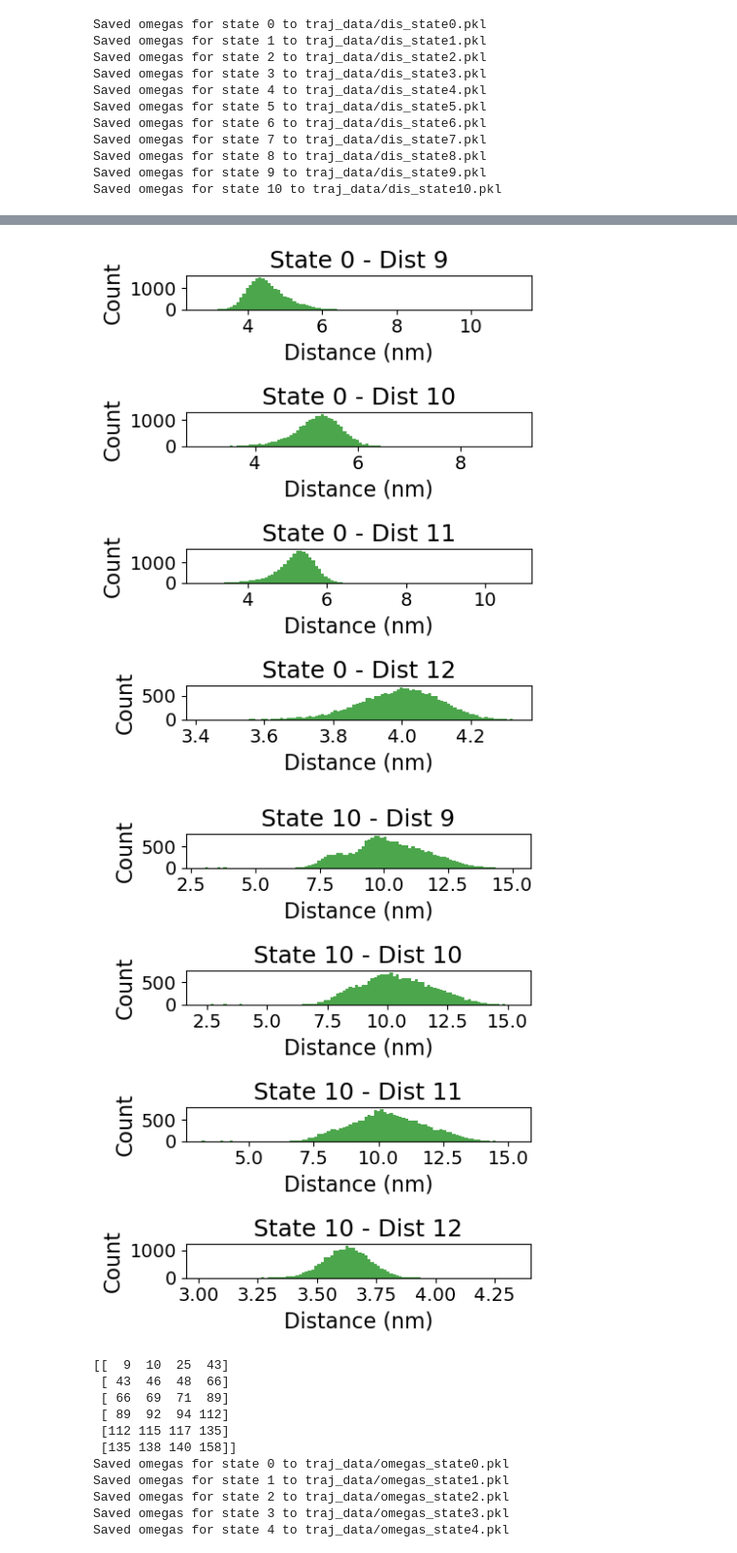
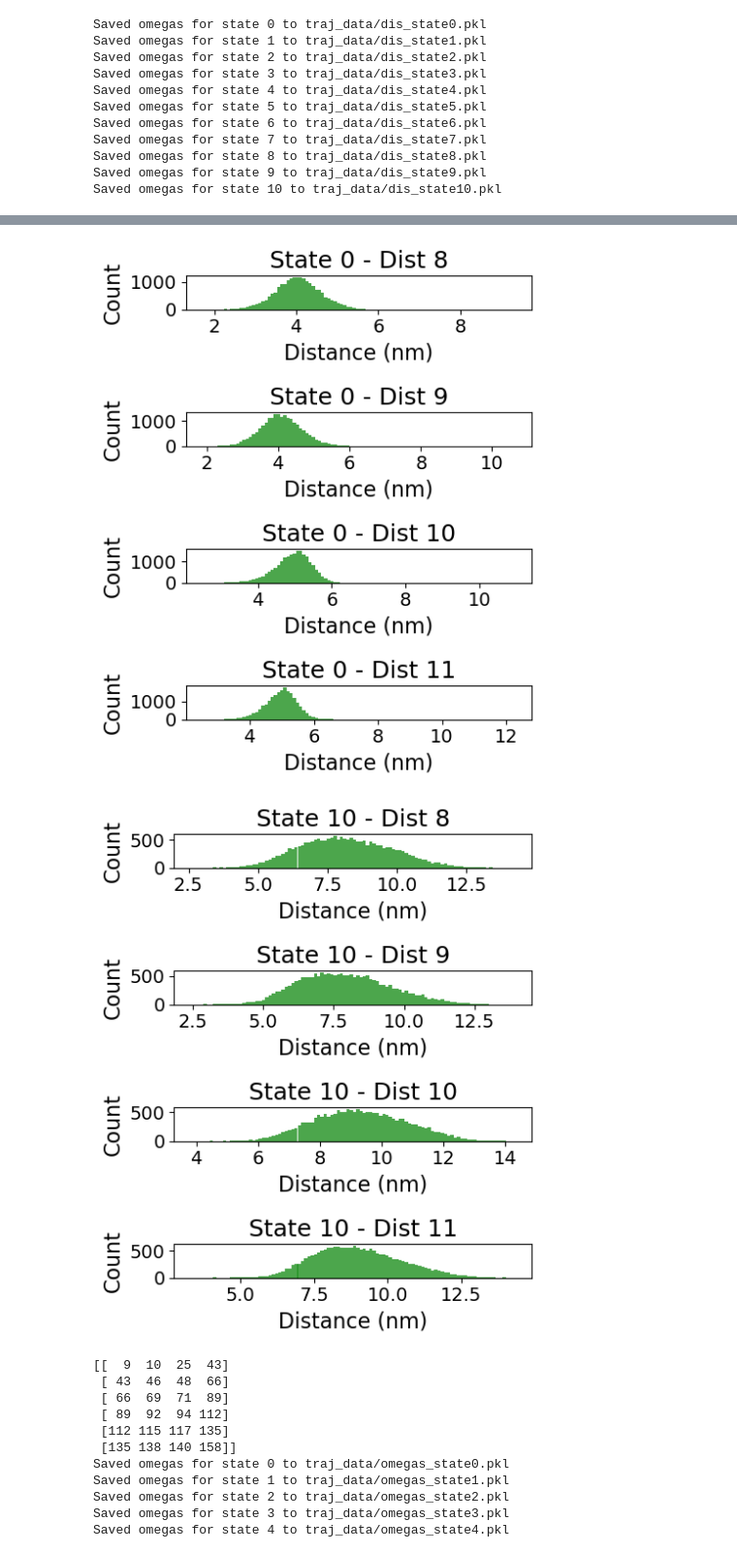
Before and after one commit to vvoelz/nspe-oligomers, a Jupyter notebook: peptoid/nspe_7_2/analysis/traj_analysis.ipynb, the cells around one changed output, grey strips where cells are left out. Shown at 97% size. Saved outputs shown, nothing was run; the diff lists cells and outputs as text; code cells hidden in the pictures.

```diff
--- a/peptoid/nspe_7_2/analysis/traj_analysis.ipynb
+++ b/peptoid/nspe_7_2/analysis/traj_analysis.ipynb
@@ -165,33 +165,33 @@ for i in [0, 10]:
 # %%
 ### Restrains Selected to show the effect, DON'T DELETE!!!!!!!!
-#residues_to_plot = [63, 64] # 1 a11 - 2 a2
-#residues_to_plot = [53, 54, 55, 56] # 2 a11 - 3 a11
-#residues_to_plot = [29, 30, 31, 32] # 3 a11 - 4 a11
-#residues_to_plot = [25, 26] # 4 a11 - 5 a2
-#residues_to_plot = [27, 28] # 5 a11 - 6 a2
-#residues_to_plot = [39, 40, 41, 42] # 6 a11 - 7 a11
-residues_to_plot = [9, 10, 11, 12] # 3 a11 - 8 nh1
+#residues_to_plot = [41, 42] # 1 a11 - 2 a2
+#residues_to_plot = [77, 78, 79, 80] # 2 a11 - 3 a11
+#residues_to_plot = [31, 32, 33, 34] # 3 a11 - 4 a11
+#residues_to_plot = [61, 62, 63, 64] # 4 a11 - 5 a11
+#residues_to_plot = [48, 49] # 5 a11 - 6 a2
+#residues_to_plot = [50, 51, 52, 53] # 6 a11 - 7 a11
+residues_to_plot = [8, 9, 10, 11] # 3 a11 - 8 nh1
 
 num_residues = len(residues_to_plot)
 start = 0
 nsnaps = dist_all.shape[1]
 nreps = dist_all.shape[0]
 
 for i in [0, 10]:  # loop over selected replicas
     plt.figure(figsize=(5, 1.5 * num_residues))  # Adjust figure height dynamically
     for panel, residue in enumerate(residues_to_plot, 1):
         plt.subplot(num_residues, 1, panel)
         distances = dist_all[i, start:nsnaps, residue]
         plt.hist(distances, bins=100, color='green', alpha=0.7)
         plt.xlabel(f'Distance (nm)')
         plt.ylabel('Count')
         #plt.xlim(0.1, 0.7)
         plt.title(f'State {i} - Dist {residue}')
     plt.tight_layout()
     plt.show()
 # %% [output]
-[figure, old version]
+[figure, new version]
-[figure, old version]
+[figure, new version]
 # %%
 # hand input the omega indices:
 # Define omega dihedral indices, gromcas start from 1, while np start from 0
```
Also changed, not shown: parts of 6 cells of this notebook.
